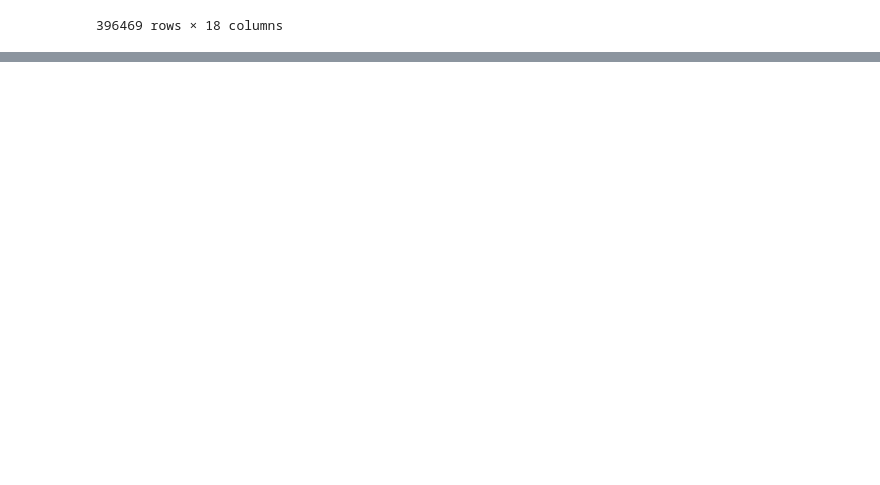
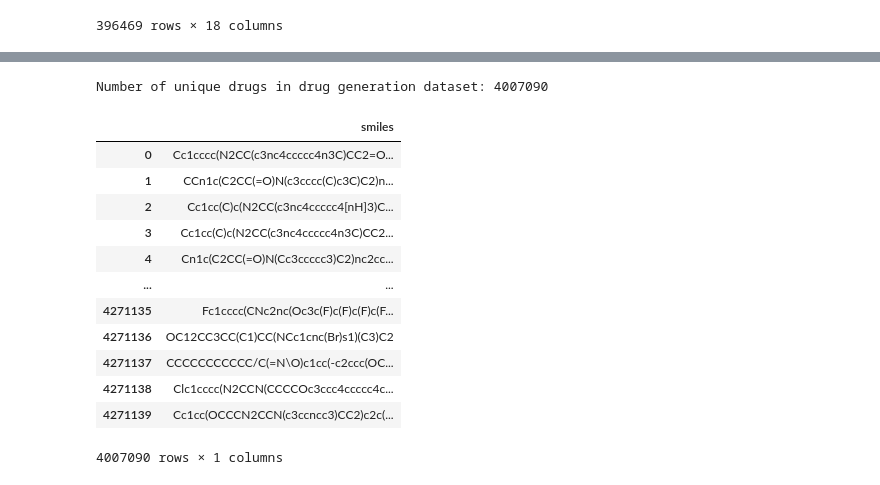
Before and after one commit to robsyc/MB-VAE-DTI, a Jupyter notebook: notebooks/loading.ipynb, the cells around one changed output, grey strips where cells are left out. Saved outputs shown, nothing was run; the diff lists cells and outputs as text; code cells hidden in the pictures; blank space fills up the shorter version.

```diff
--- a/notebooks/loading.ipynb
+++ b/notebooks/loading.ipynb
@@ -315,0 +359,27 @@ df.to_csv("data/processed/data.csv", index=False)
+# %%
+from mb_vae_dti.loading import load_drug_generation_datasets
+
+df_drug_generation = load_drug_generation_datasets()
+df_drug_generation = df_drug_generation[~df_drug_generation['Drug_SMILES'].isin(df['Drug_SMILES'])]
+print(f"Number of unique drugs in drug generation dataset: {len(df_drug_generation['Drug_SMILES'].unique())}")
+df_drug_generation.to_csv("data/processed/data_drug_generation.csv", index=False)
+# %%
+df_drug_generation = df_drug_generation[~df_drug_generation['smiles'].isin(df['Drug_SMILES'])]
+print(f"Number of unique drugs in drug generation dataset: {len(df_drug_generation['smiles'].unique())}")
+df_drug_generation.to_csv("data/processed/data_drug_generation.csv", index=False)
+df_drug_generation # 4,130,685 -> 4,007,090
+# %% [output]
+Number of unique drugs in drug generation dataset: 4007090
+|  | smiles |
+| 0 | Cc1cccc(N2CC(c3nc4ccccc4n3C)CC2=O... |
+| 1 | CCn1c(C2CC(=O)N(c3cccc(C)c3C)C2)n... |
+| 2 | Cc1cc(C)c(N2CC(c3nc4ccccc4[nH]3)C... |
+| 3 | Cc1cc(C)c(N2CC(c3nc4ccccc4n3C)CC2... |
+| 4 | Cn1c(C2CC(=O)N(Cc3ccccc3)C2)nc2cc... |
+| ... | ... |
+| 4271135 | Fc1cccc(CNc2nc(Oc3c(F)c(F)c(F)c(F... |
+| 4271136 | OC12CC3CC(C1)CC(NCc1cnc(Br)s1)(C3)C2 |
+| 4271137 | CCCCCCCCCCC/C(=N\O)c1cc(-c2ccc(OC... |
+| 4271138 | Clc1cccc(N2CCN(CCCCOc3ccc4ccccc4c... |
+| 4271139 | Cc1cc(OCCCN2CCN(c3ccncc3)CC2)c2c(... |
+4007090 rows × 1 columns
```
Also changed, not shown: parts of 6 cells of this notebook, 11 other files.
